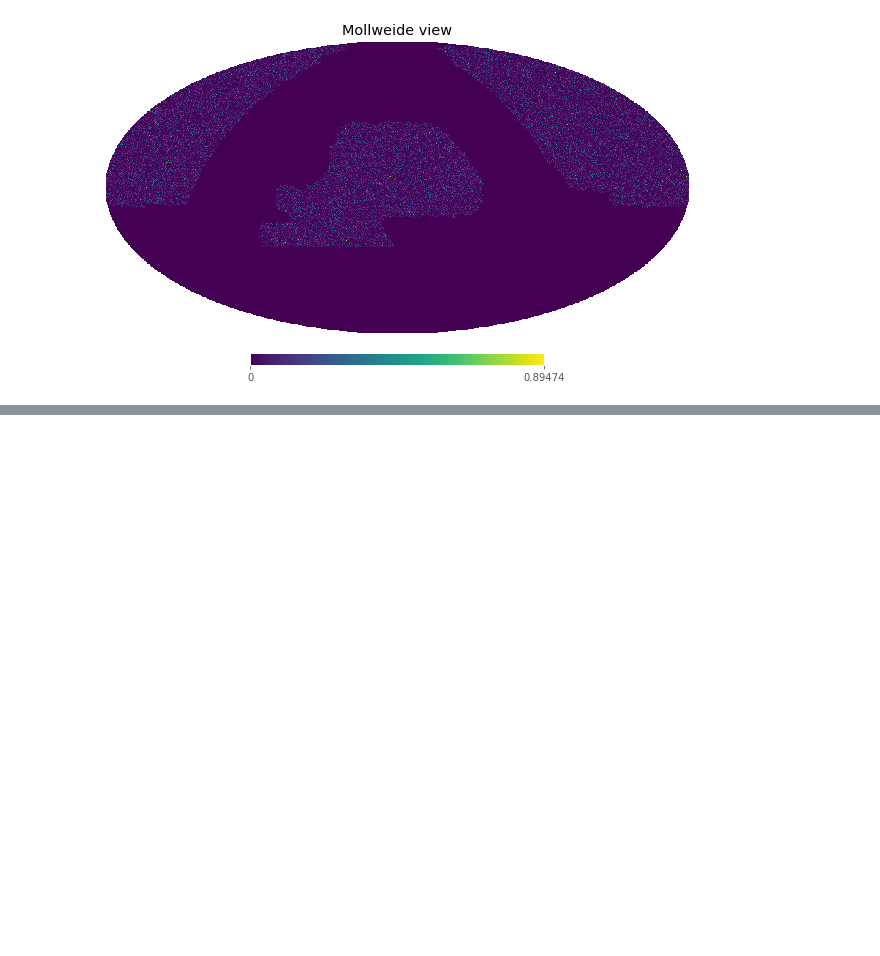
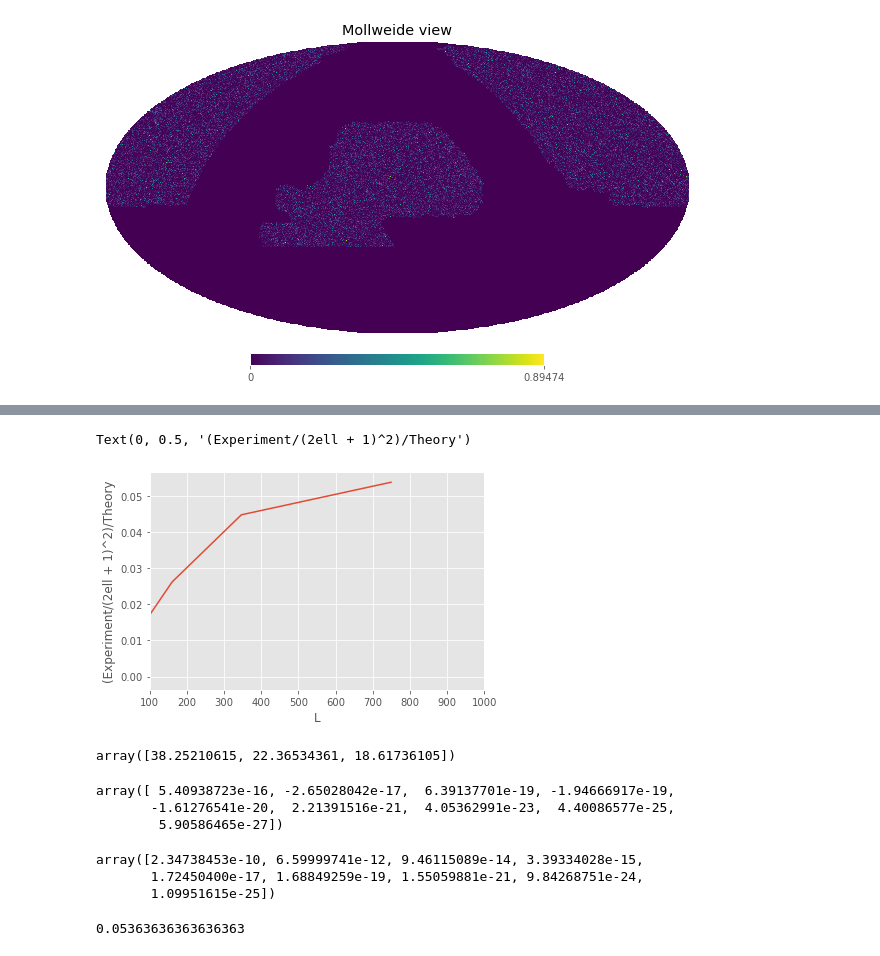
Before and after one commit to tanveerkarim/imaging-sys-covariance, a Jupyter notebook: notebooks/WindowFunctionAnalysis.ipynb, the cells around one changed output, grey strips where cells are left out. Drawn from its saved outputs; the diff is of its cells as text; code cells hidden in the pictures; blank space fills up the shorter version.

```diff
--- a/notebooks/WindowFunctionAnalysis.ipynb
+++ b/notebooks/WindowFunctionAnalysis.ipynb
@@ -863,0 +910,28 @@ M_g2*=(2*wu.window_l+1)
+# %%
+plt.plot(ELL_mid, (np.diag(cov_diff_exp_binned)/(2*ELL_mid + 1)**2)/np.diag(cov_binned_b_minus_a))
+plt.xlim([100, 1000])
+plt.xlabel("L")
+plt.ylabel("(Experiment/(2ell + 1)^2)/Theory")
+# %% [output]
+Text(0, 0.5, '(Experiment/(2ell + 1)^2)/Theory')
+[figure, added]
+# %%
+(np.diag(cov_binned_b_minus_a)/(np.diag(cov_diff_exp_binned)/(2*ELL_mid + 1)**2))[ELL_mid > 100]
+# %% [output]
+array([38.25210615, 22.36534361, 18.61736105])
+# %%
+(np.diag(cov_diff_exp_binned)/(2*ELL_mid + 1)**2)
+# %% [output]
+array([ 5.40938723e-16, -2.65028042e-17,  6.39137701e-19, -1.94666917e-19,
+       -1.61276541e-20,  2.21391516e-21,  4.05362991e-23,  4.40086577e-25,
+        5.90586465e-27])
+# %%
+np.diag(cov_binned_b_minus_a)
+# %% [output]
+array([2.34738453e-10, 6.59999741e-12, 9.46115089e-14, 3.39334028e-15,
+       1.72450400e-17, 1.68849259e-19, 1.55059881e-21, 9.84268751e-24,
+       1.09951615e-25])
+# %%
+5.9e-27/1.1e-25
+# %% [output]
+0.05363636363636363
```
Also changed, not shown: parts of 13 cells of this notebook, 31 other files.
